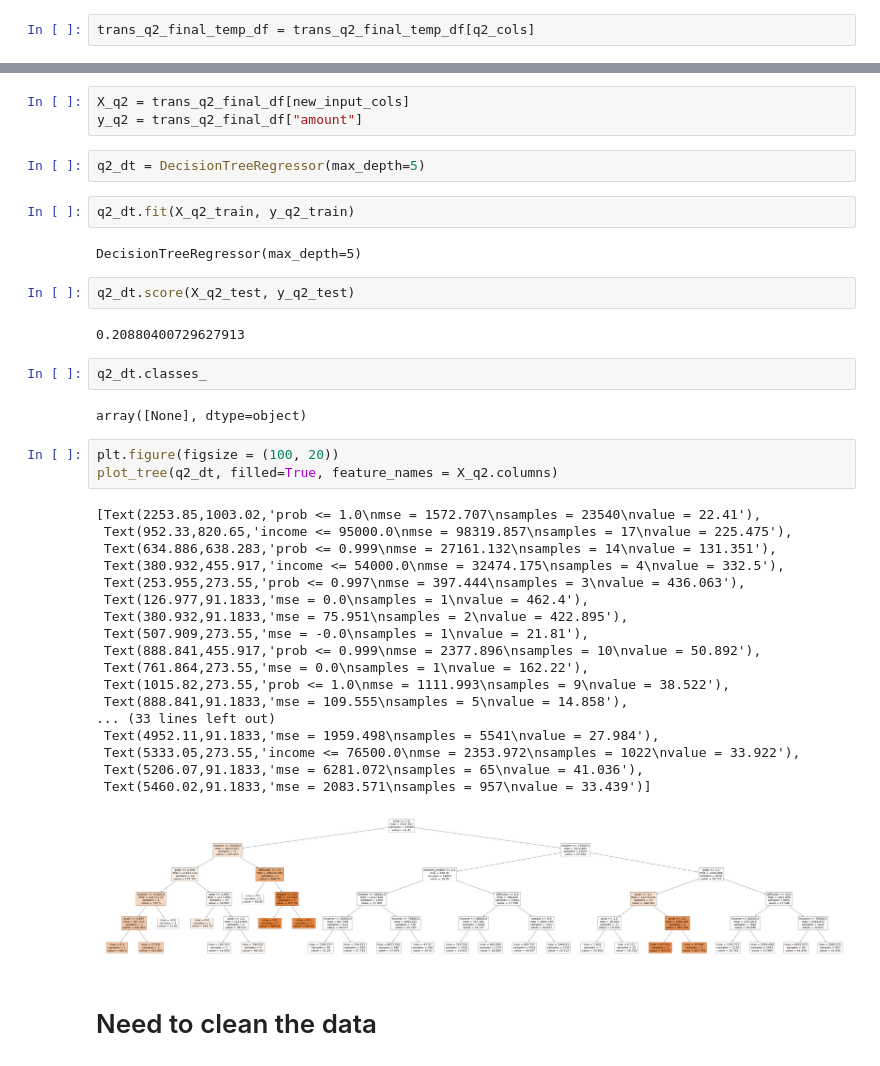
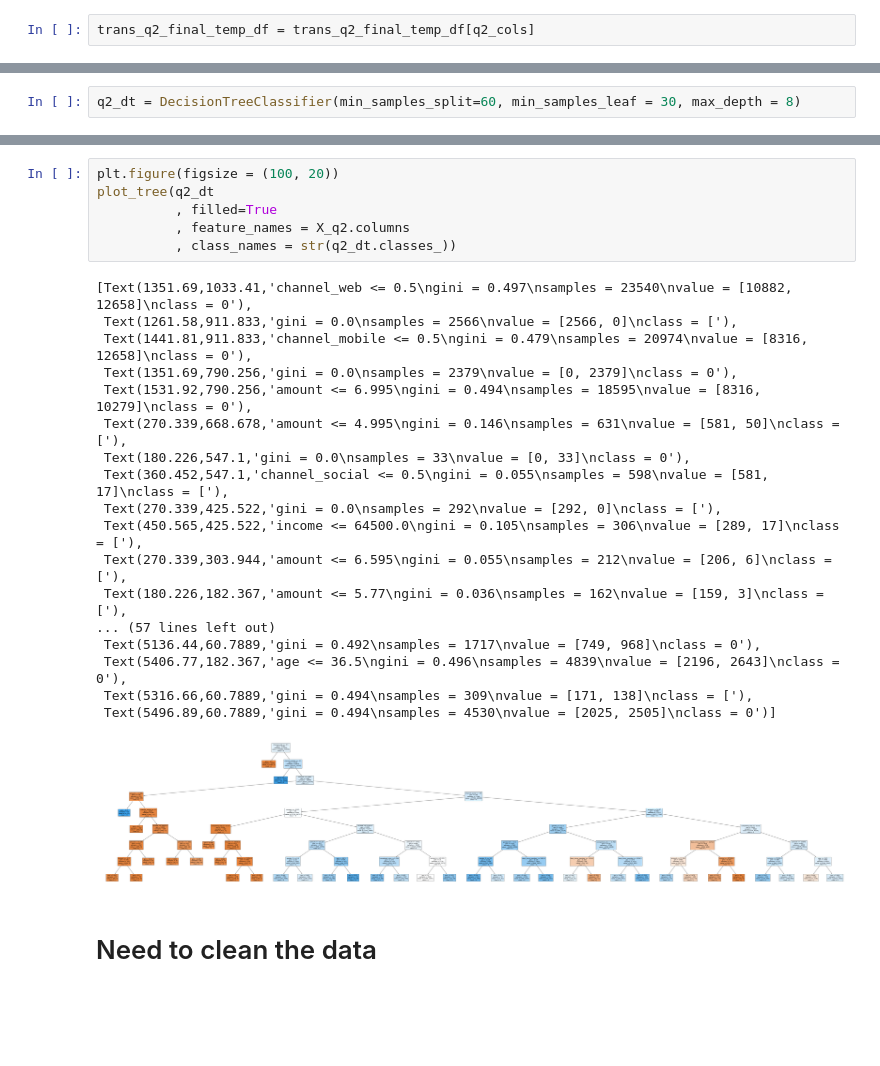
Before and after one commit to Mendy5/Udacity_Project_Capstone, a Jupyter notebook: Starbucks_Capstone_Notebook_v2.ipynb, the cells around one changed output, grey strips where cells are left out. Cells and saved outputs as stored; diff of their text form; blank space fills up the shorter version.

```diff
--- a/Starbucks_Capstone_Notebook_v2.ipynb
+++ b/Starbucks_Capstone_Notebook_v2.ipynb
@@ -1642,3 +1532,5 @@ q2_dt = DecisionTreeRegressor()
+# %%
+q2_dt = DecisionTreeClassifier(min_samples_split=60, min_samples_leaf = 30, max_depth = 8)
 # %%
 q2_dt.fit(X_q2_train, y_q2_train)
 # %% [output]
@@ -1658,42 +1546,28 @@ new_input_cols = ["completed_rate","w_offer", "prob",
-# %%
-X_q2 = trans_q2_final_df[new_input_cols]
-y_q2 = trans_q2_final_df["amount"]
-# %%
-q2_dt = DecisionTreeRegressor(max_depth=5)
-# %%
-q2_dt.fit(X_q2_train, y_q2_train)
-# %% [output]
-DecisionTreeRegressor(max_depth=5)
-# %%
-q2_dt.score(X_q2_test, y_q2_test)
-# %% [output]
-0.20880400729627913
-# %%
-q2_dt.classes_
-# %% [output]
-array([None], dtype=object)
 # %%
 plt.figure(figsize = (100, 20))
-plot_tree(q2_dt, filled=True, feature_names = X_q2.columns)
+plot_tree(q2_dt
+          , filled=True
+          , feature_names = X_q2.columns
+          , class_names = str(q2_dt.classes_))
 # %% [output]
-[Text(2253.85,1003.02,'prob <= 1.0\nmse = 1572.707\nsamples = 23540\nvalue = 22.41'),
- Text(952.33,820.65,'income <= 95000.0\nmse = 98319.857\nsamples = 17\nvalue = 225.475'),
- Text(634.886,638.283,'prob <= 0.999\nmse = 27161.132\nsamples = 14\nvalue = 131.351'),
- Text(380.932,455.917,'income <= 54000.0\nmse = 32474.175\nsamples = 4\nvalue = 332.5'),
- Text(253.955,273.55,'prob <= 0.997\nmse = 397.444\nsamples = 3\nvalue = 436.063'),
- Text(126.977,91.1833,'mse = 0.0\nsamples = 1\nvalue = 462.4'),
- Text(380.932,91.1833,'mse = 75.951\nsamples = 2\nvalue = 422.895'),
- Text(507.909,273.55,'mse = -0.0\nsamples = 1\nvalue = 21.81'),
- Text(888.841,455.917,'prob <= 0.999\nmse = 2377.896\nsamples = 10\nvalue = 50.892'),
- Text(761.864,273.55,'mse = 0.0\nsamples = 1\nvalue = 162.22'),
- Text(1015.82,273.55,'prob <= 1.0\nmse = 1111.993\nsamples = 9\nvalue = 38.522'),
- Text(888.841,91.1833,'mse = 109.555\nsamples = 5\nvalue = 14.858'),
-... (33 lines left out)
- Text(4952.11,91.1833,'mse = 1959.498\nsamples = 5541\nvalue = 27.984'),
- Text(5333.05,273.55,'income <= 76500.0\nmse = 2353.972\nsamples = 1022\nvalue = 33.922'),
- Text(5206.07,91.1833,'mse = 6281.072\nsamples = 65\nvalue = 41.036'),
- Text(5460.02,91.1833,'mse = 2083.571\nsamples = 957\nvalue = 33.439')]
+[Text(1351.69,1033.41,'channel_web <= 0.5\ngini = 0.497\nsamples = 23540\nvalue = [10882, 12658]\nclass = 0'),
+ Text(1261.58,911.833,'gini = 0.0\nsamples = 2566\nvalue = [2566, 0]\nclass = ['),
+ Text(1441.81,911.833,'channel_mobile <= 0.5\ngini = 0.479\nsamples = 20974\nvalue = [8316, 12658]\nclass = 0'),
+ Text(1351.69,790.256,'gini = 0.0\nsamples = 2379\nvalue = [0, 2379]\nclass = 0'),
+ Text(1531.92,790.256,'amount <= 6.995\ngini = 0.494\nsamples = 18595\nvalue = [8316, 10279]\nclass = 0'),
+ Text(270.339,668.678,'amount <= 4.995\ngini = 0.146\nsamples = 631\nvalue = [581, 50]\nclass = ['),
+ Text(180.226,547.1,'gini = 0.0\nsamples = 33\nvalue = [0, 33]\nclass = 0'),
+ Text(360.452,547.1,'channel_social <= 0.5\ngini = 0.055\nsamples = 598\nvalue = [581, 17]\nclass = ['),
+ Text(270.339,425.522,'gini = 0.0\nsamples = 292\nvalue = [292, 0]\nclass = ['),
+ Text(450.565,425.522,'income <= 64500.0\ngini = 0.105\nsamples = 306\nvalue = [289, 17]\nclass = ['),
+ Text(270.339,303.944,'amount <= 6.595\ngini = 0.055\nsamples = 212\nvalue = [206, 6]\nclass = ['),
+ Text(180.226,182.367,'amount <= 5.77\ngini = 0.036\nsamples = 162\nvalue = [159, 3]\nclass = ['),
+... (57 lines left out)
+ Text(5136.44,60.7889,'gini = 0.492\nsamples = 1717\nvalue = [749, 968]\nclass = 0'),
+ Text(5406.77,182.367,'age <= 36.5\ngini = 0.496\nsamples = 4839\nvalue = [2196, 2643]\nclass = 0'),
+ Text(5316.66,60.7889,'gini = 0.494\nsamples = 309\nvalue = [171, 138]\nclass = ['),
+ Text(5496.89,60.7889,'gini = 0.494\nsamples = 4530\nvalue = [2025, 2505]\nclass = 0')]
-[figure, old version]
+[figure, new version]
 # %% [markdown]
 # Need to clean the data
 # %% [markdown]
```
Also changed, not shown: parts of 45 cells of this notebook.
